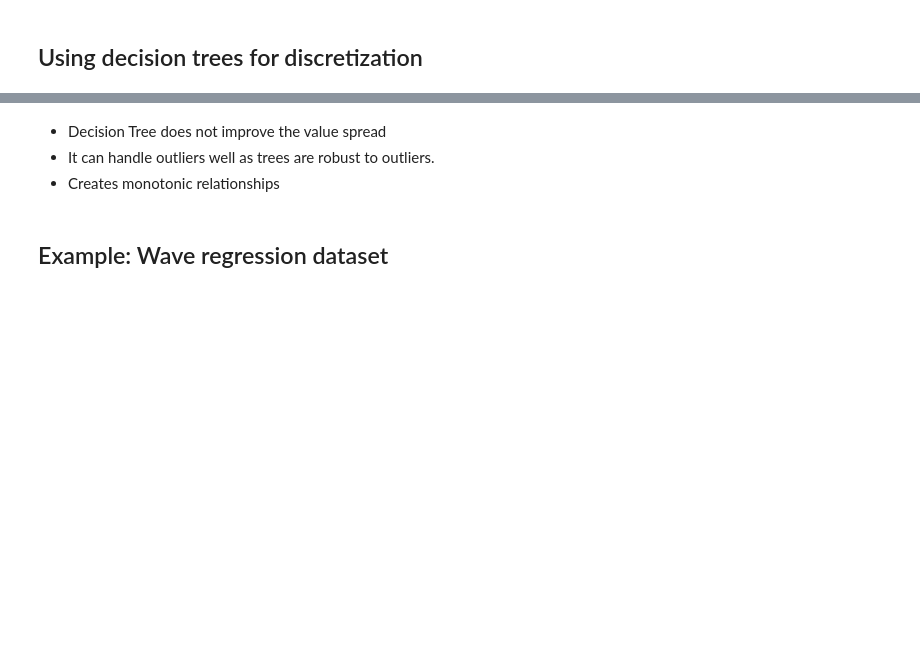
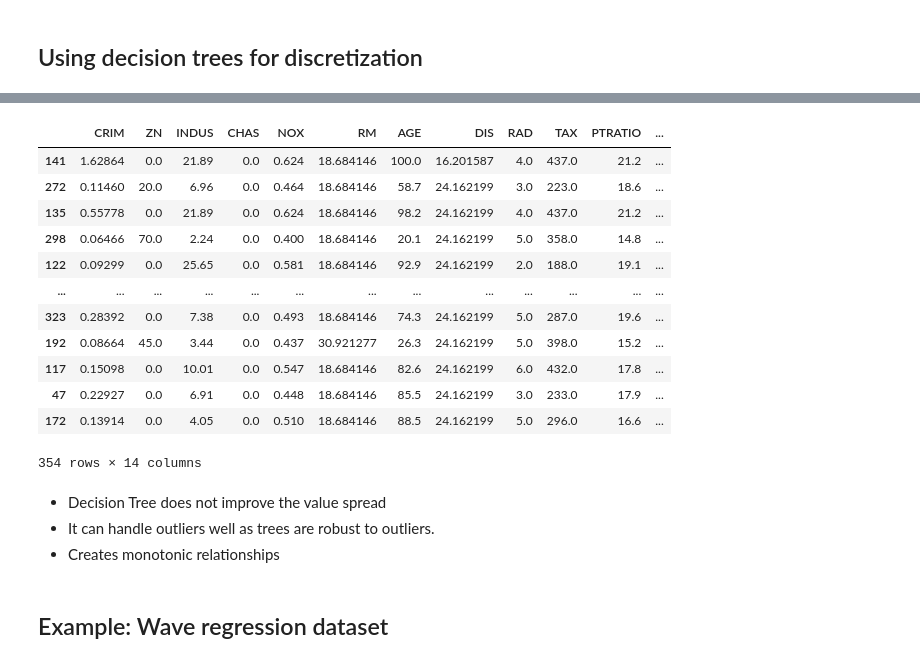
Before and after one commit to icta-tecaji/python-machine-learning-public, a Jupyter notebook: 03_Feature_Engineering/06_Variable Discretization_CLEAN.ipynb, the cells around one changed output, grey strips where cells are left out. Cells and saved outputs as stored; diff of their text form; code cells hidden in the pictures; blank space fills up the shorter version.

```diff
--- a/03_Feature_Engineering/06_Variable Discretization_CLEAN.ipynb
+++ b/03_Feature_Engineering/06_Variable Discretization_CLEAN.ipynb
@@ -225,6 +354,22 @@ treeDisc.binner_dict_['LSTAT'].best_params_
 # %%
 train_t = treeDisc.transform(X_train)
 test_t = treeDisc.transform(X_test)
+# %%
+train_t
+# %% [output]
+|  | CRIM | ZN | INDUS | CHAS | NOX | RM | AGE | DIS | RAD | TAX | PTRATIO | ... |
+| 141 | 1.62864 | 0.0 | 21.89 | 0.0 | 0.624 | 18.684146 | 100.0 | 16.201587 | 4.0 | 437.0 | 21.2 | ... |
+| 272 | 0.11460 | 20.0 | 6.96 | 0.0 | 0.464 | 18.684146 | 58.7 | 24.162199 | 3.0 | 223.0 | 18.6 | ... |
+| 135 | 0.55778 | 0.0 | 21.89 | 0.0 | 0.624 | 18.684146 | 98.2 | 24.162199 | 4.0 | 437.0 | 21.2 | ... |
+| 298 | 0.06466 | 70.0 | 2.24 | 0.0 | 0.400 | 18.684146 | 20.1 | 24.162199 | 5.0 | 358.0 | 14.8 | ... |
+| 122 | 0.09299 | 0.0 | 25.65 | 0.0 | 0.581 | 18.684146 | 92.9 | 24.162199 | 2.0 | 188.0 | 19.1 | ... |
+| ... | ... | ... | ... | ... | ... | ... | ... | ... | ... | ... | ... | ... |
+| 323 | 0.28392 | 0.0 | 7.38 | 0.0 | 0.493 | 18.684146 | 74.3 | 24.162199 | 5.0 | 287.0 | 19.6 | ... |
+| 192 | 0.08664 | 45.0 | 3.44 | 0.0 | 0.437 | 30.921277 | 26.3 | 24.162199 | 5.0 | 398.0 | 15.2 | ... |
+| 117 | 0.15098 | 0.0 | 10.01 | 0.0 | 0.547 | 18.684146 | 82.6 | 24.162199 | 6.0 | 432.0 | 17.8 | ... |
+| 47 | 0.22927 | 0.0 | 6.91 | 0.0 | 0.448 | 18.684146 | 85.5 | 24.162199 | 3.0 | 233.0 | 17.9 | ... |
+| 172 | 0.13914 | 0.0 | 4.05 | 0.0 | 0.510 | 18.684146 | 88.5 | 24.162199 | 5.0 | 296.0 | 16.6 | ... |
+354 rows × 14 columns
 # %% [markdown]
 - Decision Tree does not improve the value spread
 - It can handle outliers well as trees are robust to outliers.
```
Also changed, not shown: parts of 25 cells of this notebook, 3 other files.
